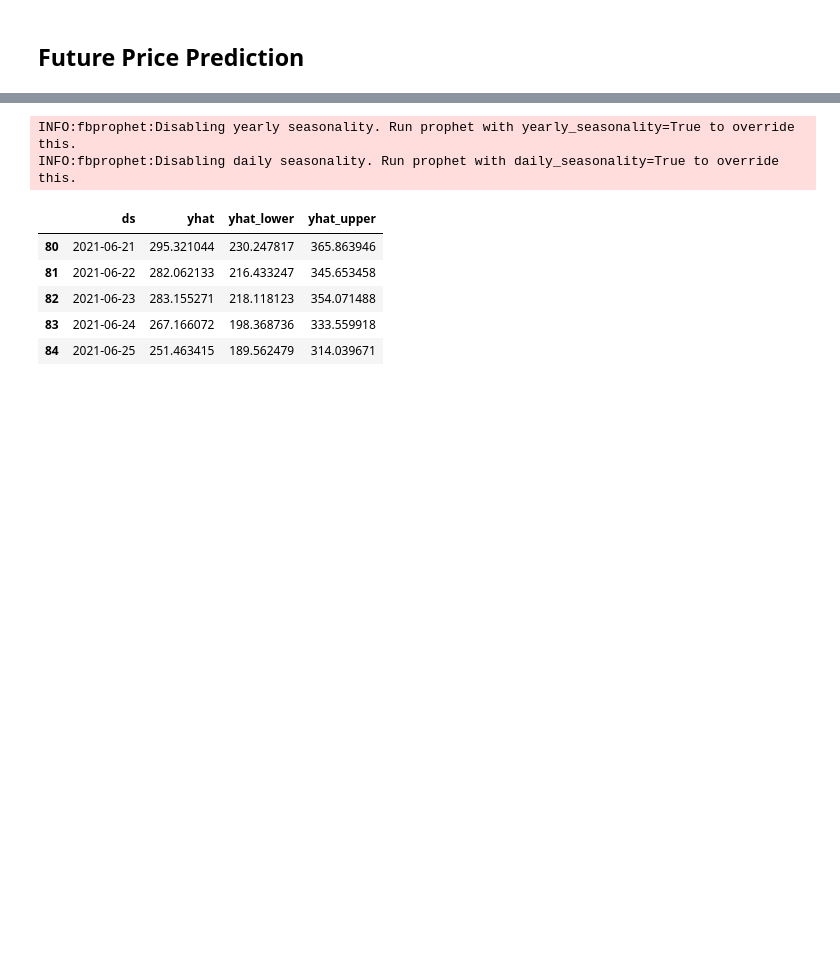
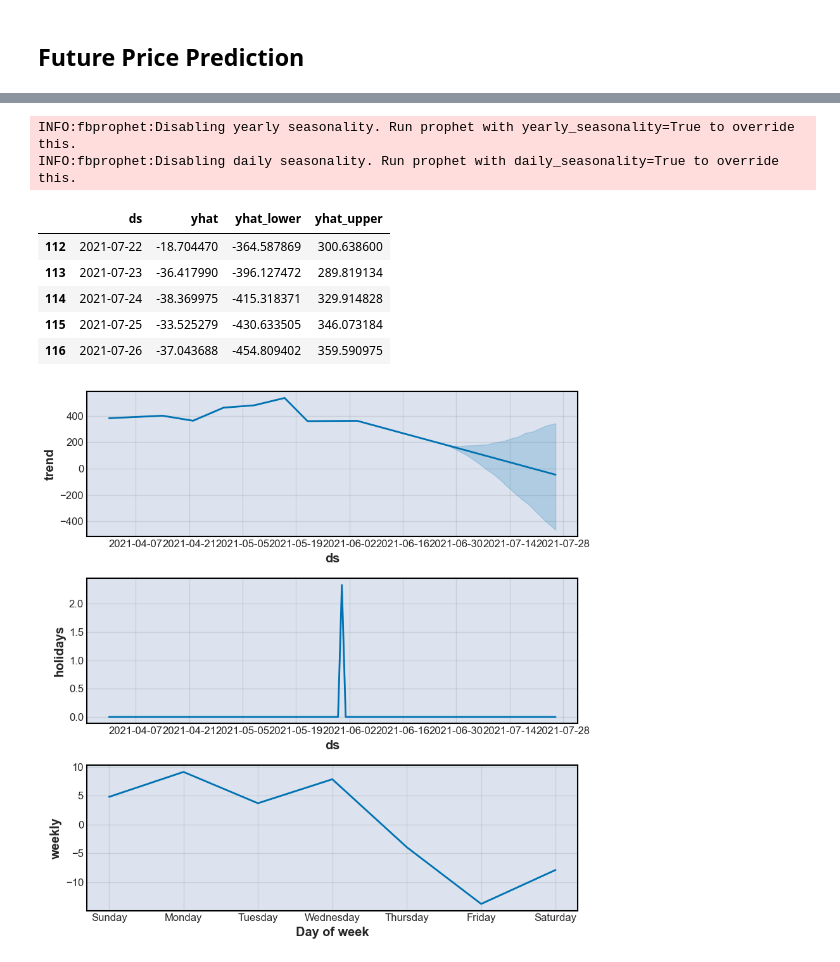
Before and after one commit to ArtTucker/crypto_prices_ML, a Jupyter notebook: preprocessing/by_coin/aave_notebook_from_Yahoo.ipynb, the cells around one changed output, grey strips where cells are left out. Drawn from its saved outputs; the diff is of its cells as text; code cells hidden in the pictures; blank space fills up the shorter version.

```diff
--- a/preprocessing/by_coin/aave_notebook_from_Yahoo.ipynb
+++ b/preprocessing/by_coin/aave_notebook_from_Yahoo.ipynb
@@ -181,18 +132,24 @@ price_predict_df
 # %%
-m = Prophet()
+m = Prophet(changepoint_prior_scale=.7)
+m.add_country_holidays(country_name='US')
 m.fit(price_predict_df);
-future = m.make_future_dataframe(periods=7)
+m.train_holiday_names
+
+future = m.make_future_dataframe(periods=30)
+
 forecast = m.predict(future)
+fig = m.plot_components(forecast)
 forecast[['ds', 'yhat', 'yhat_lower', 'yhat_upper']].tail()
 # %% [output]
 INFO:fbprophet:Disabling yearly seasonality. Run prophet with yearly_seasonality=True to override this.
 INFO:fbprophet:Disabling daily seasonality. Run prophet with daily_seasonality=True to override this.
 |  | ds | yhat | yhat_lower | yhat_upper |
-| 80 | 2021-06-21 | 295.321044 | 230.247817 | 365.863946 |
-| 81 | 2021-06-22 | 282.062133 | 216.433247 | 345.653458 |
-| 82 | 2021-06-23 | 283.155271 | 218.118123 | 354.071488 |
-| 83 | 2021-06-24 | 267.166072 | 198.368736 | 333.559918 |
-| 84 | 2021-06-25 | 251.463415 | 189.562479 | 314.039671 |
+| 112 | 2021-07-22 | -18.704470 | -364.587869 | 300.638600 |
+| 113 | 2021-07-23 | -36.417990 | -396.127472 | 289.819134 |
+| 114 | 2021-07-24 | -38.369975 | -415.318371 | 329.914828 |
+| 115 | 2021-07-25 | -33.525279 | -430.633505 | 346.073184 |
+| 116 | 2021-07-26 | -37.043688 | -454.809402 | 359.590975 |
+[figure, added]
 # %%
 m.plot(forecast)
 # %% [output]
```
Also changed, not shown: parts of 12 cells of this notebook.
